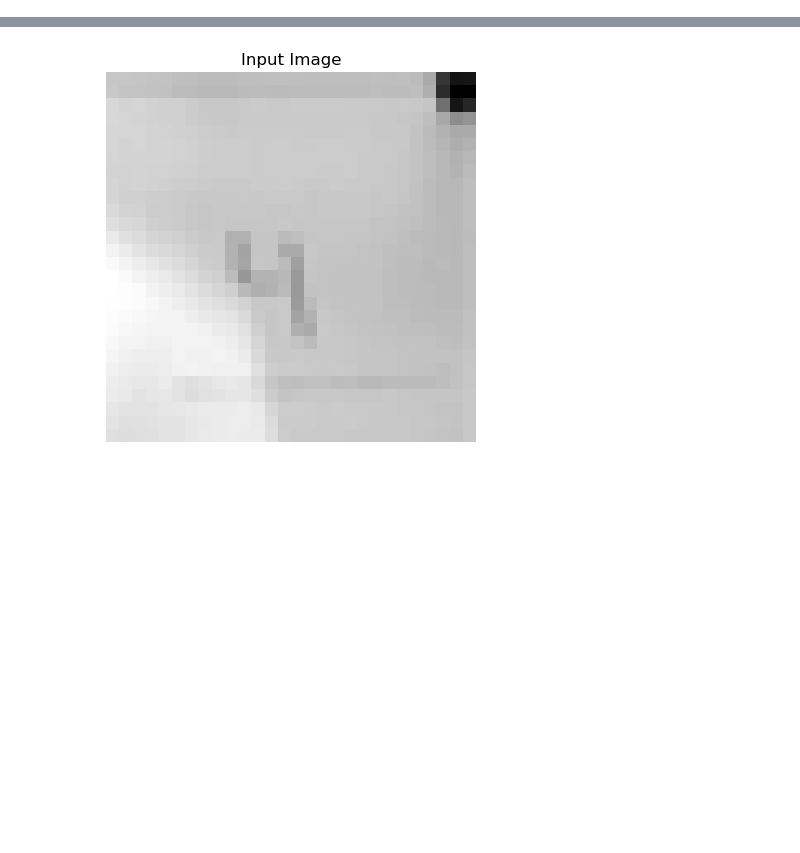
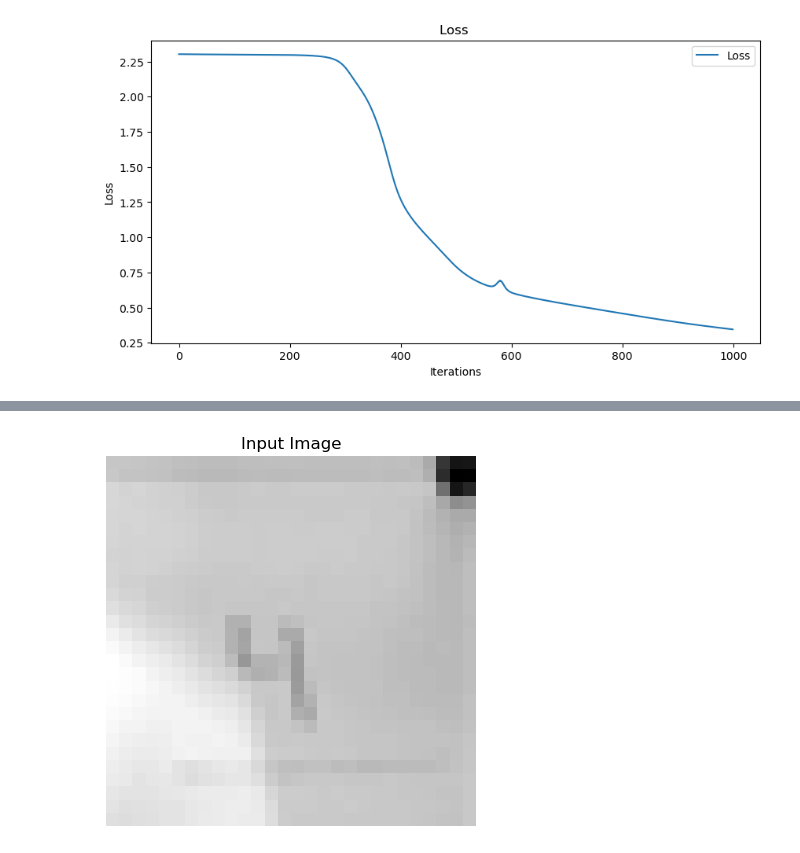
Before and after one commit to meli20002/classification_with_nn, a Jupyter notebook: rn_for_minst.ipynb, the cells around one changed output, grey strips where cells are left out. Saved outputs shown, nothing was run; the diff lists cells and outputs as text; code cells hidden in the pictures; blank space fills up the shorter version.

```diff
--- a/rn_for_minst.ipynb
+++ b/rn_for_minst.ipynb
@@ -102,8 +159,8 @@ from sklearn.datasets import fetch_openml
 # Load MNIST dataset
 X, y = fetch_openml('mnist_784', version=1, return_X_y=True)
 
-# Normalize the data
-X = X / 255.0  # Convert X to numpy and normalize
+
+X = X / 255.0  # normalize X
 
 
 # Convert labels to integers and apply one-hot encoding
@@ -111,6 +168,14 @@ y = y.astype(int)
 
 Y = one_hot(y.to_numpy(), 10)  # Apply one-hot encoding
 
-# Train the model using first 1000 samples
-parameters = train(X[:5000].T, Y[:, :5000], sizes=[784, 128, 64, 10], lr=0.1,iter=5000)
+#call the train function
+# training set  will be 10000 samples
+#sizes :
+#input layer will be 28 * 28 => 748
+#first hidden layer 128 neurals
+#second hidden layer 64 neurals
+#last layer the output 10 neurals
+#learning rate 0.1
+#num of iteration 5000
+parameters,cost ,acuracy  = train(X[:10000].T, Y[:, :10000], sizes=[784, 128, 64, 10], lr=0.1,iter=1000)
 # %% [output]
@@ -133,0 +194,10 @@ Epoch 4900, Loss: 0.005210581152786406
+# %%
+plt.figure(figsize=(10, 5))
+plt.plot(cost, label="Loss")
+plt.xlabel("Iterations")
+plt.ylabel("Loss")
+plt.title("Loss ")
+plt.legend()
+plt.show()
+# %% [output]
+[figure, added]
```
Also changed, not shown: parts of 26 cells of this notebook, 25 other files.
